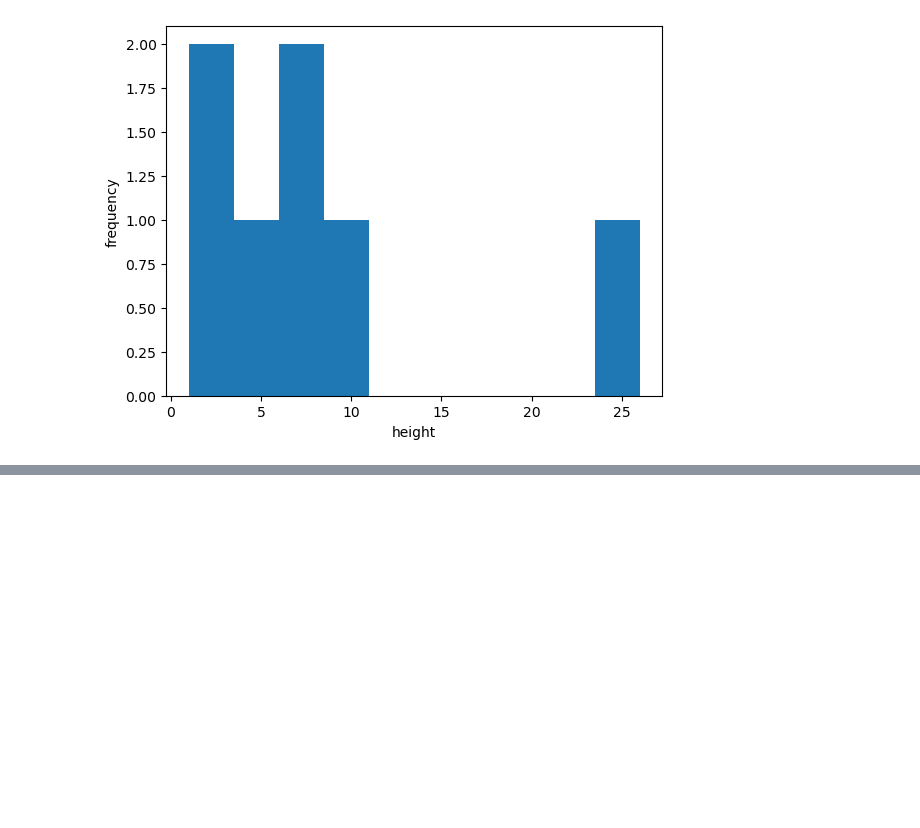
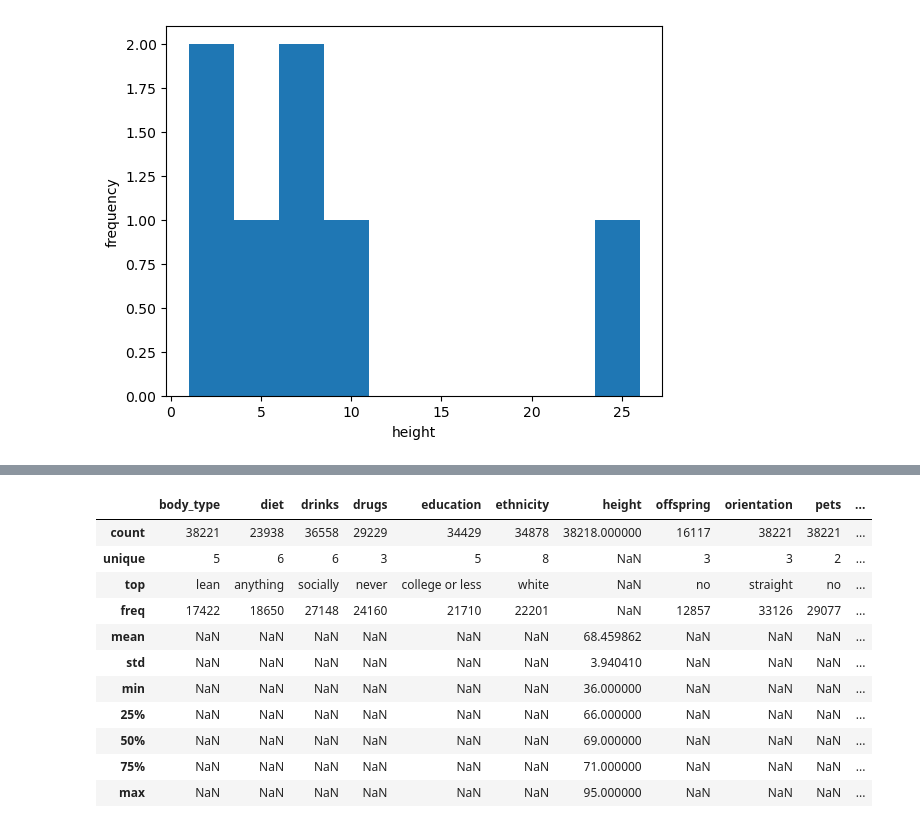
Before and after one commit to CrisFC4/OKCupid_ML_Project, a Jupyter notebook: date-a-scientist.ipynb, the cells around one changed output, grey strips where cells are left out. Cells and saved outputs as stored; diff of their text form; code cells hidden in the pictures; blank space fills up the shorter version.

```diff
--- a/date-a-scientist.ipynb
+++ b/date-a-scientist.ipynb
@@ -569,0 +620,17 @@ Text(0, 0.5, 'frequency')
+# %%
+# Remove the rows with null values in the response variable
+mc_data_2 = mc_data[mc_data['body_type'].notnull()]
+mc_data_2.describe(include='all')
+# %% [output]
+|  | body_type | diet | drinks | drugs | education | ethnicity | height | offspring | orientation | pets | ... |
+| count | 38221 | 23938 | 36558 | 29229 | 34429 | 34878 | 38218.000000 | 16117 | 38221 | 38221 | ... |
+| unique | 5 | 6 | 6 | 3 | 5 | 8 | NaN | 3 | 3 | 2 | ... |
+| top | lean | anything | socially | never | college or less | white | NaN | no | straight | no | ... |
+| freq | 17422 | 18650 | 27148 | 24160 | 21710 | 22201 | NaN | 12857 | 33126 | 29077 | ... |
+| mean | NaN | NaN | NaN | NaN | NaN | NaN | 68.459862 | NaN | NaN | NaN | ... |
+| std | NaN | NaN | NaN | NaN | NaN | NaN | 3.940410 | NaN | NaN | NaN | ... |
+| min | NaN | NaN | NaN | NaN | NaN | NaN | 36.000000 | NaN | NaN | NaN | ... |
+| 25% | NaN | NaN | NaN | NaN | NaN | NaN | 66.000000 | NaN | NaN | NaN | ... |
+| 50% | NaN | NaN | NaN | NaN | NaN | NaN | 69.000000 | NaN | NaN | NaN | ... |
+| 75% | NaN | NaN | NaN | NaN | NaN | NaN | 71.000000 | NaN | NaN | NaN | ... |
+| max | NaN | NaN | NaN | NaN | NaN | NaN | 95.000000 | NaN | NaN | NaN | ... |
```
Also changed, not shown: parts of 9 cells of this notebook.
